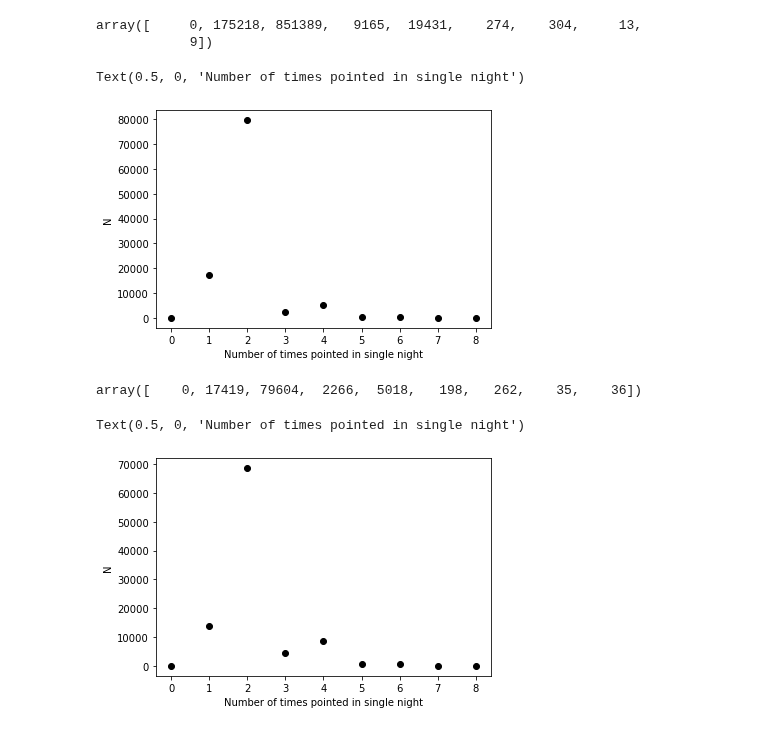
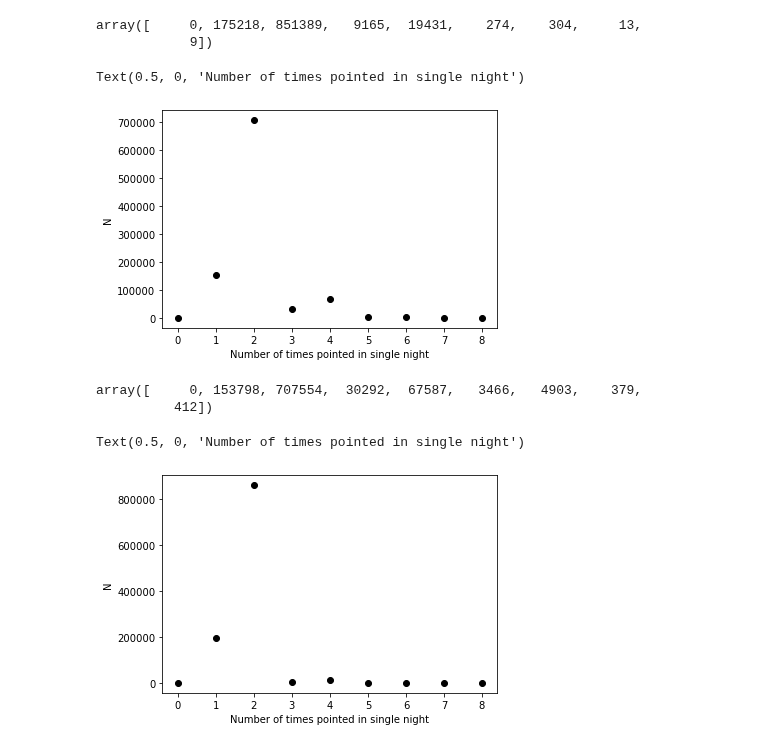
Before and after one commit to lsst-sims/sims_featureScheduler_runs2.1, a Jupyter notebook: baseline/repeat_in_night_check.ipynb, the cells around one changed output. Cells and saved outputs as stored; diff of their text form; code cells hidden in the pictures.

```diff
--- a/baseline/repeat_in_night_check.ipynb
+++ b/baseline/repeat_in_night_check.ipynb
@@ -107,40 +107,41 @@ vals
 array([     0, 175218, 851389,   9165,  19431,    274,    304,     13,
             9])
 # %%
-db = sqlite3.connect('no_repeat_rpw-1.0_v2.1_1yrs.db')
-df = pd.read_sql('select fieldRA,fieldDec,night from observations where note not like "%DD%" and night < 366;', db)
+db = sqlite3.connect('no_repeat_rpw-1.0_v2.1_10yrs.db')
+df = pd.read_sql('select fieldRA,fieldDec,night from observations where note not like "%DD%" ;', db)
 
 bins = np.arange(10)-0.5
 x = (bins[1:] + bins[0:-1])/2
 
 hash_list = [hash((v1, v2, v3)) for v1,v2,v3 in zip(df['fieldRA'], df['fieldDec'], df['night'])]
 
 
 def binup_freq(pointings, bins):
     vals = np.sort(pointings)
     uvals = np.unique(vals)
     left = np.searchsorted(vals,uvals)
     right = np.searchsorted(vals,uvals, side='right')
     freq = right-left
     result, _bins = np.histogram(freq, bins)
     return result
 
 
 vals = binup_freq(hash_list, bins)
 
 plt.plot(x, vals, 'ko')
 plt.ylabel('N')
 plt.xlabel('Number of times pointed in single night')
 # %% [output]
 Text(0.5, 0, 'Number of times pointed in single night')
-[figure, old version]
+[figure, new version]
 # %%
 vals
 # %% [output]
-array([    0, 17419, 79604,  2266,  5018,   198,   262,    35,    36])
+array([     0, 153798, 707554,  30292,  67587,   3466,   4903,    379,
+          412])
 # %%
-db = sqlite3.connect('baseline_v2.1_10yrs.db')
-df = pd.read_sql('select fieldRA,fieldDec,night from observations where note not like "%DD%" and night < 366;', db)
+db = sqlite3.connect('no_repeat_rpw-10.0_v2.1_10yrs.db')
+df = pd.read_sql('select fieldRA,fieldDec,night from observations where note not like "%DD%" ;', db)
 
 bins = np.arange(10)-0.5
 x = (bins[1:] + bins[0:-1])/2
@@ -165,7 +166,7 @@ plt.ylabel('N')
 plt.xlabel('Number of times pointed in single night')
 # %% [output]
 Text(0.5, 0, 'Number of times pointed in single night')
-[figure, old version]
+[figure, new version]
 # %%
 vals
 # %% [output]
```
Also changed, not shown: parts of 1 cell of this notebook, 2 other files.
